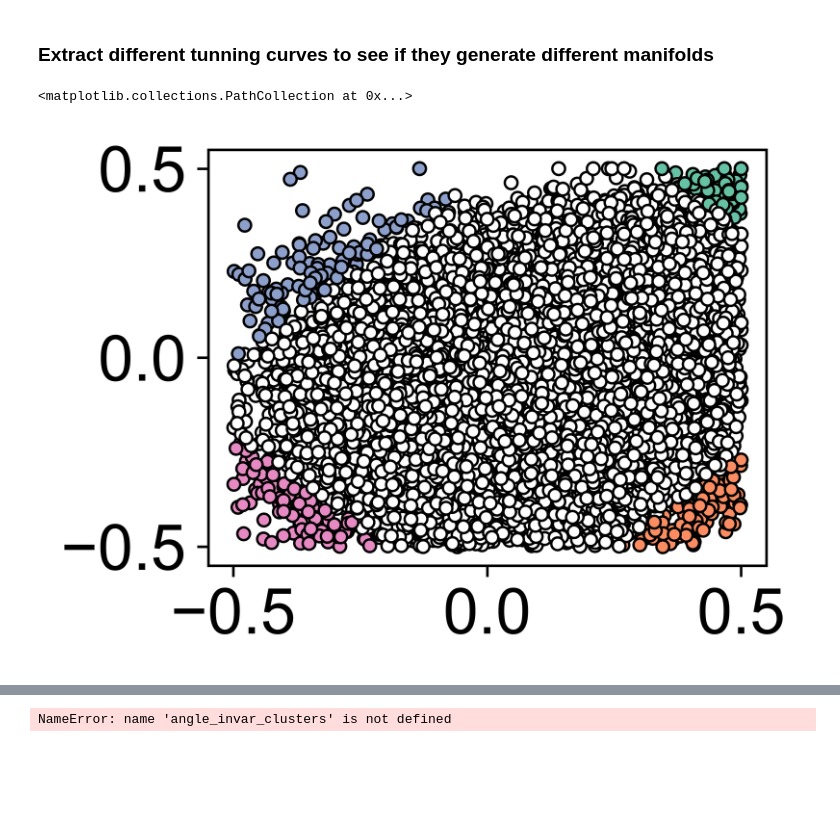
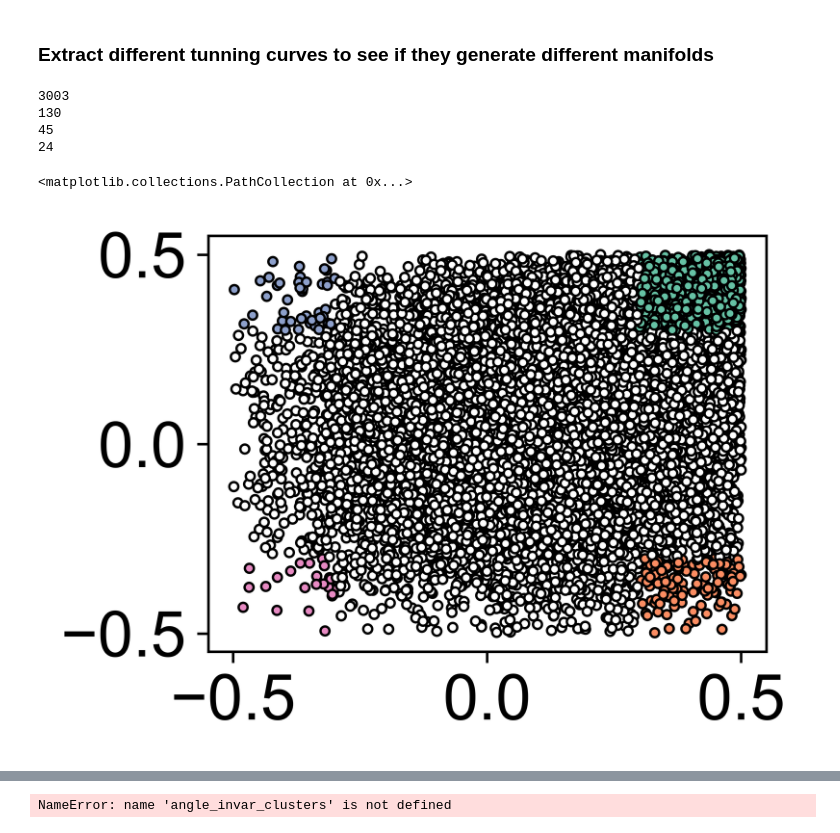
Before and after one commit to KBeshkov/NeuralHomology, a Jupyter notebook: examples/One_dataset_example.ipynb, the cells around one changed output, grey strips where cells are left out. Drawn from its saved outputs; the diff is of its cells as text; code cells hidden in the pictures; blank space fills up the shorter version.

```diff
--- a/examples/One_dataset_example.ipynb
+++ b/examples/One_dataset_example.ipynb
@@ -14,7 +14,7 @@ plt.rcParams["font.family"] = "Arial"
 cm = 1/2.54
 # %%
 #Load dataset
-resp = np.load('/Users/constb/Data/PachitariuData/Noisy/gratings_noisy_GT2_2019_04_08_1.npy',allow_pickle=True).item()
+resp = np.load('/Users/constb/Data/PachitariuData/Local/gratings_local_GT2_2019_04_23_2.npy',allow_pickle=True).item()
 # %%
 responses = resp['sresp']
 indices=  resp['istim']
@@ -180,7 +180,7 @@ dsi = direction_selectivity_index(avg_responses,stim_bins[:-1])#angle_selectivit
 osi_centered = osi-0.5
 dsi_centered = dsi-0.5
 si_2d = np.vstack([osi_centered,dsi_centered]).T
-xy_boundaries = (0,0)#(0.3,0.3)#np.mean(si_2d,1)#
+xy_boundaries = (0.3,0.3)#np.mean(si_2d,1)#
 
 n_clusters = 4
 #si_clusters = si_clustering(avg_responses_lowres,[2,4],n_clusters)
@@ -194,39 +194,46 @@ neuron_clusters = []
 unimodal_neurons = np.where(np.logical_and(osi_centered>xy_boundaries[0],dsi_centered>xy_boundaries[1]))[0]#clust_labels==0)[0]#
 bimodal_neurons = np.where(np.logical_and(osi_centered>xy_boundaries[0],dsi_centered<-xy_boundaries[1]))[0]#clust_labels==1)[0]#
 nonlinear_neurons = np.where(np.logical_and(osi_centered<-xy_boundaries[0],dsi_centered>xy_boundaries[1]))[0]#clust_labels==2)[0]#
 noise_neurons = np.where(np.logical_and(osi_centered<-xy_boundaries[0],dsi_centered<-xy_boundaries[1]))[0]#clust_labels==3)[0]#
-unimodal_neurons = unimodal_neurons[np.argsort(np.linalg.norm(si_2d[unimodal_neurons],ord=1,axis=1))[-N_sub:]]
-bimodal_neurons = bimodal_neurons[np.argsort(np.linalg.norm(si_2d[bimodal_neurons],ord=1,axis=1))[-N_sub:]]
-nonlinear_neurons = nonlinear_neurons[np.argsort(np.linalg.norm(si_2d[nonlinear_neurons],ord=1,axis=1))[-N_sub:]]
-noise_neurons = noise_neurons[np.argsort(np.linalg.norm(si_2d[noise_neurons],ord=1,axis=1))[-N_sub:]]
-
+#unimodal_neurons = unimodal_neurons[np.argsort(np.linalg.norm(si_2d[unimodal_neurons],ord=1,axis=1))[-N_sub:]]
+#bimodal_neurons = bimodal_neurons[np.argsort(np.linalg.norm(si_2d[bimodal_neurons],ord=1,axis=1))[-N_sub:]]
+#nonlinear_neurons = nonlinear_neurons[np.argsort(np.linalg.norm(si_2d[nonlinear_neurons],ord=1,axis=1))[-N_sub:]]
+#noise_neurons = noise_neurons[np.argsort(np.linalg.norm(si_2d[noise_neurons],ord=1,axis=1))[-N_sub:]]
+print(len(unimodal_neurons))
+print(len(bimodal_neurons))
+print(len(nonlinear_neurons))
+print(len(noise_neurons))
 neuron_clusters = [unimodal_neurons,bimodal_neurons,nonlinear_neurons,noise_neurons]
 color_labels = np.ones([len(osi_centered),3])
 #clust_means = np.zeros(n_clusters)
 #for i in range(n_clusters):
 #    neuron_clusters.append(np.where(clust_labels==i)[0])
 #    clust_means[i] = (np.mean(angle_invar_clusters[0][neuron_clusters[-1]],0)-np.mean(angle_invar_clusters[0][neuron_clusters[-1]]))[int(len(stim_bins_lowres)/2)]
 #cluster_reorder = np.argsort(clust_means)
 #neuron_clusters = [neuron_clusters[i] for i in cluster_reorder]
 for i in range(n_clusters):
     color_labels[neuron_clusters[i]] = cust_cmap2.colors[i]
 plt.rc('axes', axisbelow=True)
 font = {'size'   : 20}
 matplotlib.rc('font', **font)
 
 plt.figure(dpi=1000,figsize=(8*cm,6*cm))
 #plt.axhline(y=0, color='k')
 #plt.axvline(x=0, color='k')
 #plt.axhline(y=xy_boundaries[1], color='k')
 #plt.axvline(x=xy_boundaries[0], color='k')
 #plt.axvline(x=-xy_boundaries[0], color='k')
 #plt.axhline(y=-xy_boundaries[1], color='k')
-plt.scatter(osi_centered,dsi_centered,s=16,c=color_labels,edgecolor='black',linewidths=0.75)
+plt.scatter(osi_centered,dsi_centered,s=8,c=color_labels,edgecolor='black',linewidths=0.75)
 #plt.xlabel('OSI')
 #plt.ylabel('DSI')
 
 #plt.savefig('/Users/constb/Figures/NeuralHomology/cell_classification_'+str(N_sub)+'.png',transparent=True,dpi=1000, bbox_inches='tight')
 # %% [output]
-<matplotlib.collections.PathCollection at 0x...>
+3003
+130
+45
+24
+<matplotlib.collections.PathCollection at 0x...>
-[figure, old version]
+[figure, new version]
 # %%
```
Also changed, not shown: parts of 12 cells of this notebook, 2 other files.
